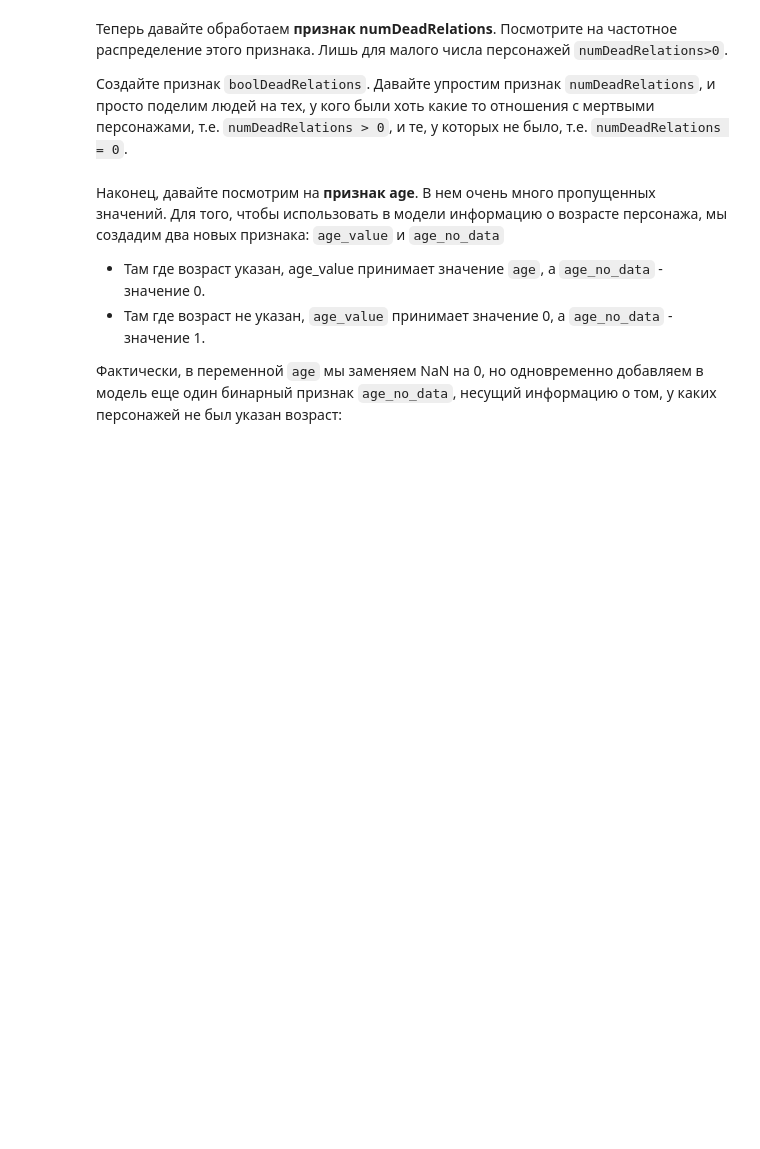
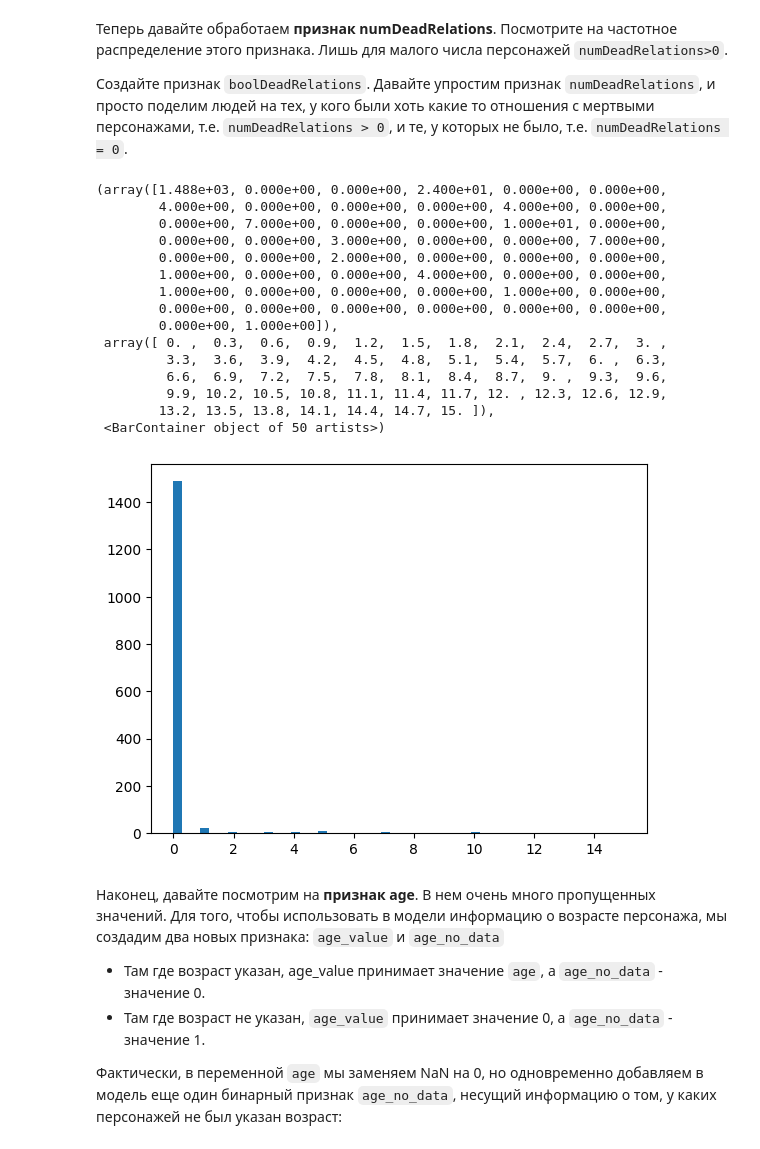
Before and after one commit to 2ndlife-anotherlife/Trees, a Jupyter notebook: week_01_ml_intro/Homework/hw_1_game_of_thrones.ipynb, the cells around one changed output. Cells and saved outputs as stored; diff of their text form; code cells hidden in the pictures; blank space fills up the shorter version.

```diff
--- a/week_01_ml_intro/Homework/hw_1_game_of_thrones.ipynb
+++ b/week_01_ml_intro/Homework/hw_1_game_of_thrones.ipynb
@@ -152,6 +224,25 @@ data.describe(include = [...]).T[['count', 'min', 'max']]
 Посмотрите на частотное распределение этого признака. Лишь для малого числа персонажей `numDeadRelations>0`.
 
 Создайте признак `boolDeadRelations`. Давайте упростим признак `numDeadRelations`, и просто поделим людей на тех, у кого были хоть какие то отношения с мертвыми персонажами, т.е. `numDeadRelations > 0`, и те, у которых не было, т.е. `numDeadRelations = 0`.
+# %%
+plt.hist(data["numDeadRelations"], bins=50)
+# %% [output]
+(array([1.488e+03, 0.000e+00, 0.000e+00, 2.400e+01, 0.000e+00, 0.000e+00,
+        4.000e+00, 0.000e+00, 0.000e+00, 0.000e+00, 4.000e+00, 0.000e+00,
+        0.000e+00, 7.000e+00, 0.000e+00, 0.000e+00, 1.000e+01, 0.000e+00,
+        0.000e+00, 0.000e+00, 3.000e+00, 0.000e+00, 0.000e+00, 7.000e+00,
+        0.000e+00, 0.000e+00, 2.000e+00, 0.000e+00, 0.000e+00, 0.000e+00,
+        1.000e+00, 0.000e+00, 0.000e+00, 4.000e+00, 0.000e+00, 0.000e+00,
+        1.000e+00, 0.000e+00, 0.000e+00, 0.000e+00, 1.000e+00, 0.000e+00,
+        0.000e+00, 0.000e+00, 0.000e+00, 0.000e+00, 0.000e+00, 0.000e+00,
+        0.000e+00, 1.000e+00]),
+ array([ 0. ,  0.3,  0.6,  0.9,  1.2,  1.5,  1.8,  2.1,  2.4,  2.7,  3. ,
+         3.3,  3.6,  3.9,  4.2,  4.5,  4.8,  5.1,  5.4,  5.7,  6. ,  6.3,
+         6.6,  6.9,  7.2,  7.5,  7.8,  8.1,  8.4,  8.7,  9. ,  9.3,  9.6,
+         9.9, 10.2, 10.5, 10.8, 11.1, 11.4, 11.7, 12. , 12.3, 12.6, 12.9,
+        13.2, 13.5, 13.8, 14.1, 14.4, 14.7, 15. ]),
+ <BarContainer object of 50 artists>)
+[figure, added]
 # %% [markdown]
 Наконец, давайте посмотрим на **признак age**. В нем очень много пропущенных значений. Для того, чтобы использовать в модели информацию о возрасте персонажа, мы создадим два новых признака: `age_value` и `age_no_data`
 
```
Also changed, not shown: parts of 9 cells of this notebook.
